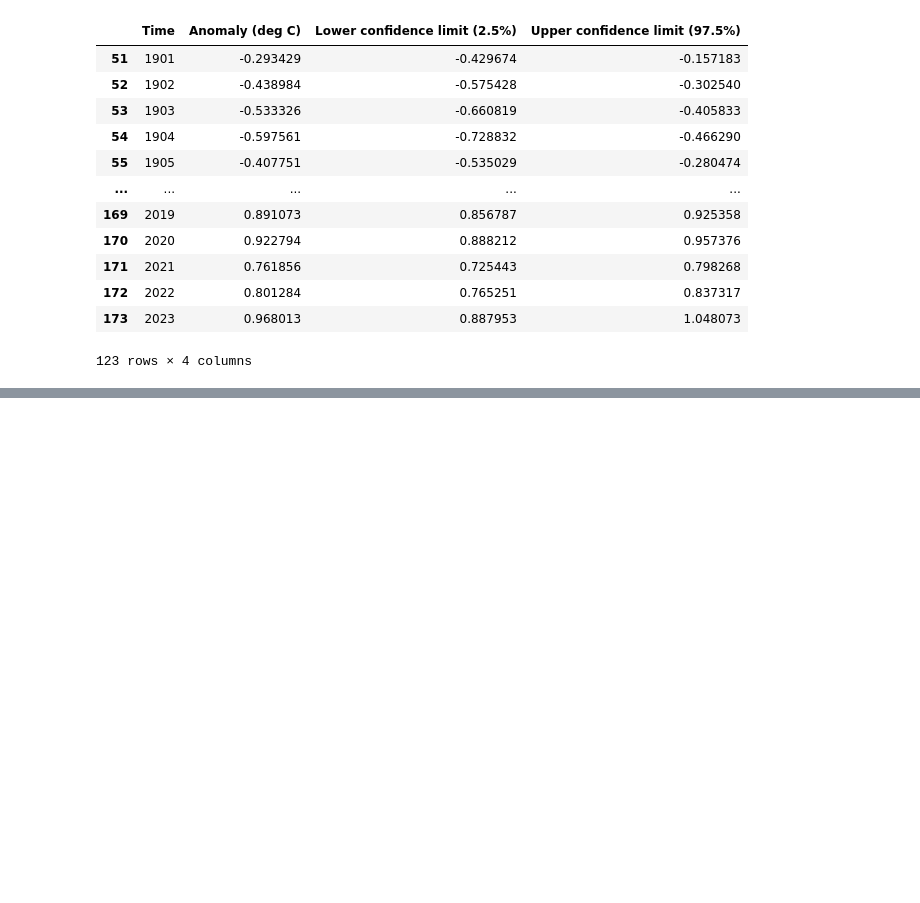
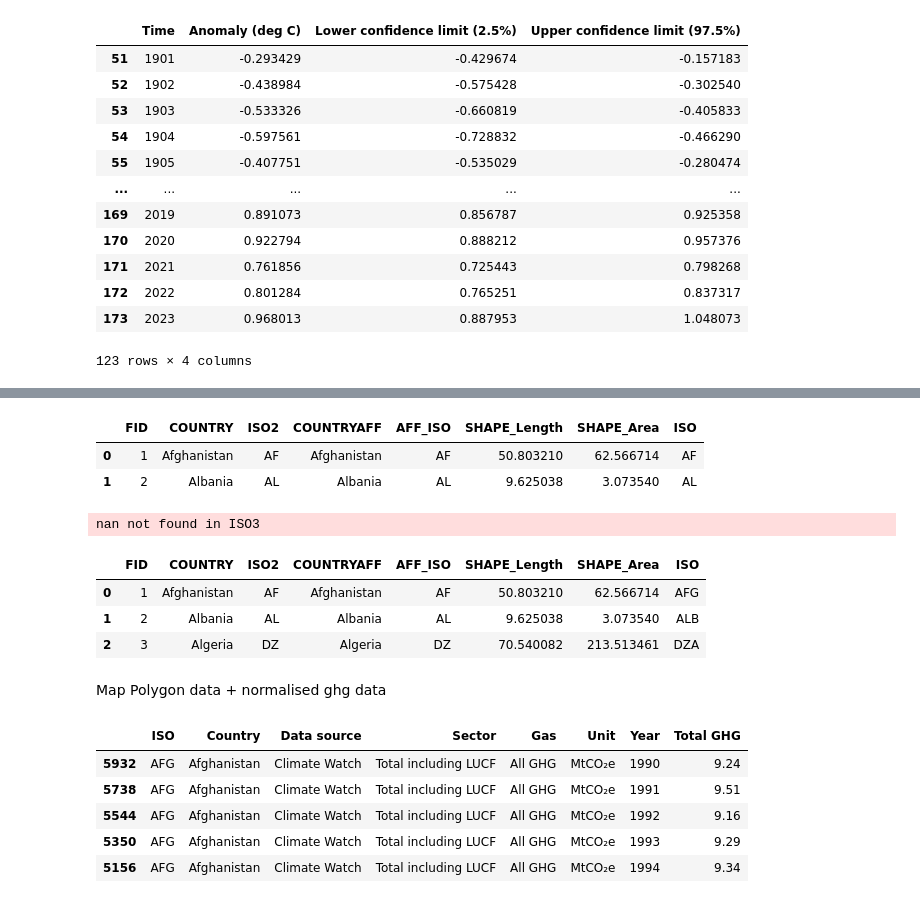
Before and after one commit to gauravpatil123/adv-projects-in-visualization, a Jupyter notebook: notebooks/project_main.ipynb, the cells around one changed output, grey strips where cells are left out. Cells and saved outputs as stored; diff of their text form; code cells hidden in the pictures; blank space fills up the shorter version.

```diff
--- a/notebooks/project_main.ipynb
+++ b/notebooks/project_main.ipynb
@@ -486,0 +506,6 @@ df_annual_anomaly_temp_filtered.to_csv("../data/global temperatutes/annual_temp_
+# %%
+df_esri_world_map.head(2)
+# %% [output]
+|  | FID | COUNTRY | ISO2 | COUNTRYAFF | AFF_ISO | SHAPE_Length | SHAPE_Area | ISO |
+| 0 | 1 | Afghanistan | AF | Afghanistan | AF | 50.803210 | 62.566714 | AF |
+| 1 | 2 | Albania | AL | Albania | AL | 9.625038 | 3.073540 | AL |
@@ -486,0 +514,22 @@ df_annual_anomaly_temp_filtered.to_csv("../data/global temperatutes/annual_temp_
+# %%
+df_esri_world_map["ISO"] = cc.pandas_convert(df_esri_world_map["ISO"], to="ISO3")
+# %% [output]
+nan not found in ISO3
+# %%
+df_esri_world_map.head(3)
+# %% [output]
+|  | FID | COUNTRY | ISO2 | COUNTRYAFF | AFF_ISO | SHAPE_Length | SHAPE_Area | ISO |
+| 0 | 1 | Afghanistan | AF | Afghanistan | AF | 50.803210 | 62.566714 | AFG |
+| 1 | 2 | Albania | AL | Albania | AL | 9.625038 | 3.073540 | ALB |
+| 2 | 3 | Algeria | DZ | Algeria | DZ | 70.540082 | 213.513461 | DZA |
+# %% [markdown]
+Map Polygon data + normalised ghg data
+# %%
+df_ghg_countries_melt_sorted.head()
+# %% [output]
+|  | ISO | Country | Data source | Sector | Gas | Unit | Year | Total GHG |
+| 5932 | AFG | Afghanistan | Climate Watch | Total including LUCF | All GHG | MtCO₂e | 1990 | 9.24 |
+| 5738 | AFG | Afghanistan | Climate Watch | Total including LUCF | All GHG | MtCO₂e | 1991 | 9.51 |
+| 5544 | AFG | Afghanistan | Climate Watch | Total including LUCF | All GHG | MtCO₂e | 1992 | 9.16 |
+| 5350 | AFG | Afghanistan | Climate Watch | Total including LUCF | All GHG | MtCO₂e | 1993 | 9.29 |
+| 5156 | AFG | Afghanistan | Climate Watch | Total including LUCF | All GHG | MtCO₂e | 1994 | 9.34 |
```
Also changed, not shown: parts of 11 cells of this notebook, 2 other files.
